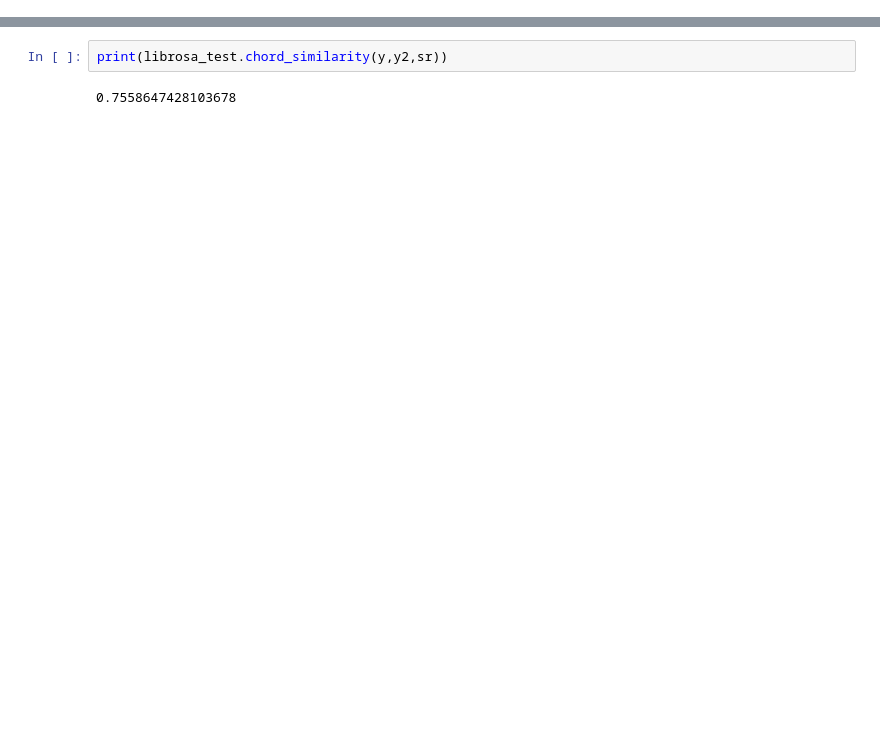
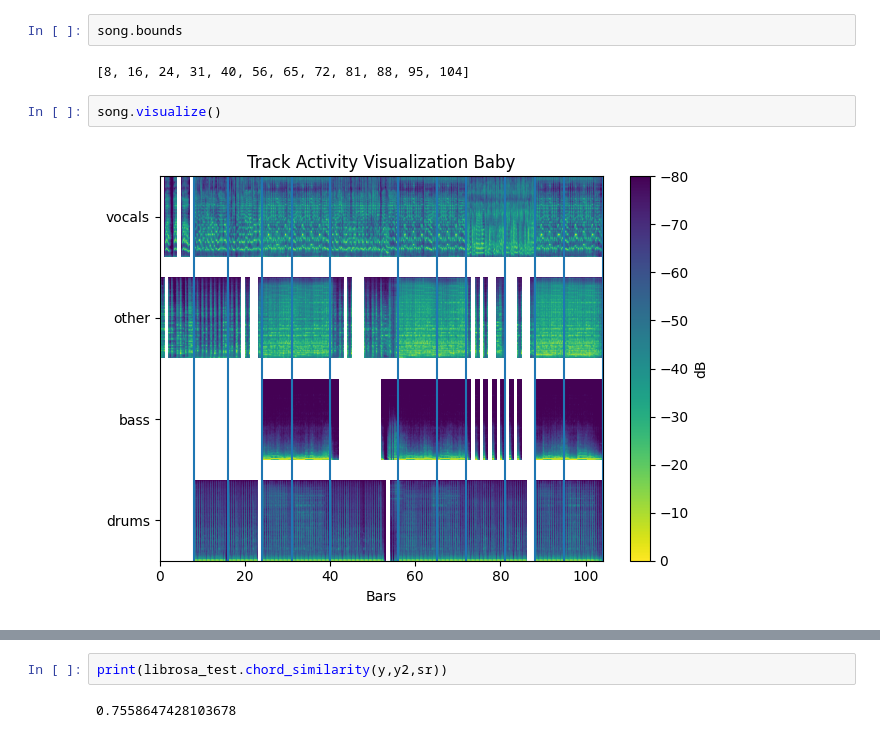
Before and after one commit to alliu7005/mixboard, a Jupyter notebook: test_chord_similarity.ipynb, the cells around one changed output, grey strips where cells are left out. Saved outputs shown, nothing was run; the diff lists cells and outputs as text; blank space fills up the shorter version.

```diff
--- a/test_chord_similarity.ipynb
+++ b/test_chord_similarity.ipynb
@@ -34,0 +98,8 @@ print(tempo)
+# %%
+song.bounds
+# %% [output]
+[8, 16, 24, 31, 40, 56, 65, 72, 81, 88, 95, 104]
+# %%
+song.visualize()
+# %% [output]
+[figure, added]
```
Also changed, not shown: parts of 13 cells of this notebook, 18 other files.
